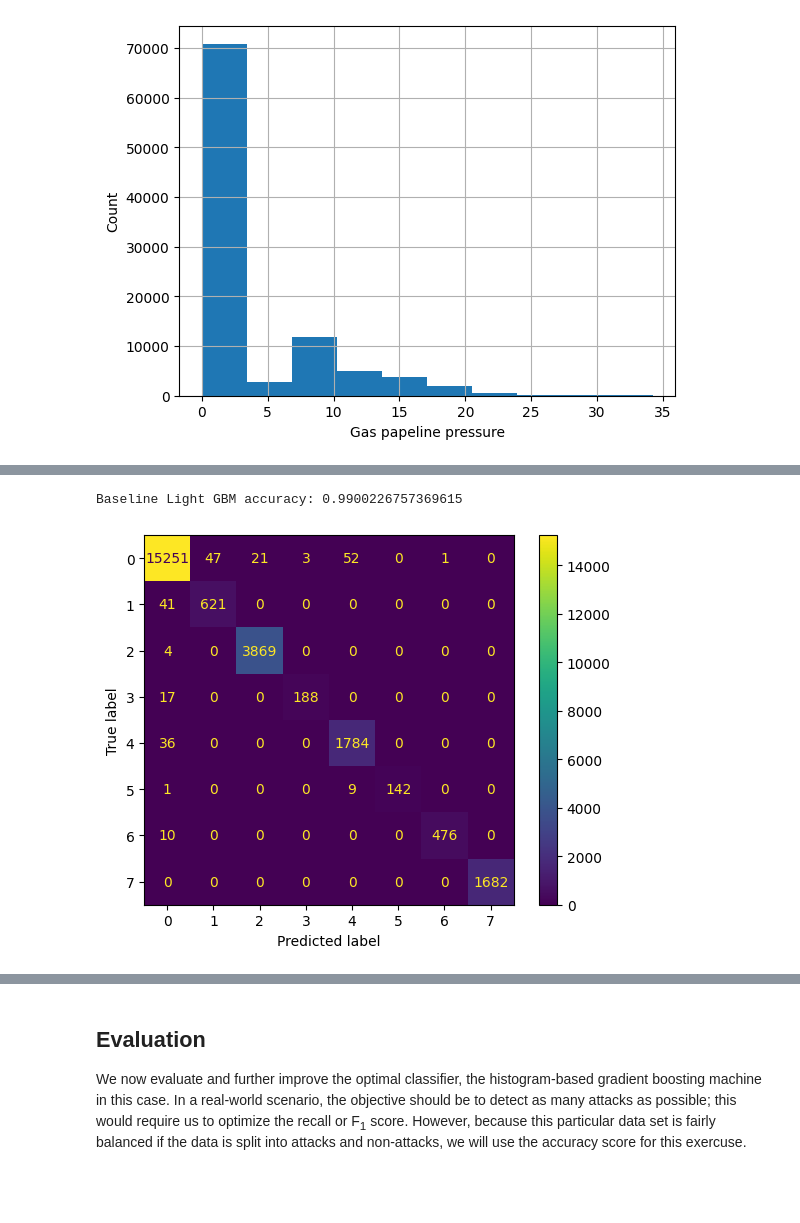
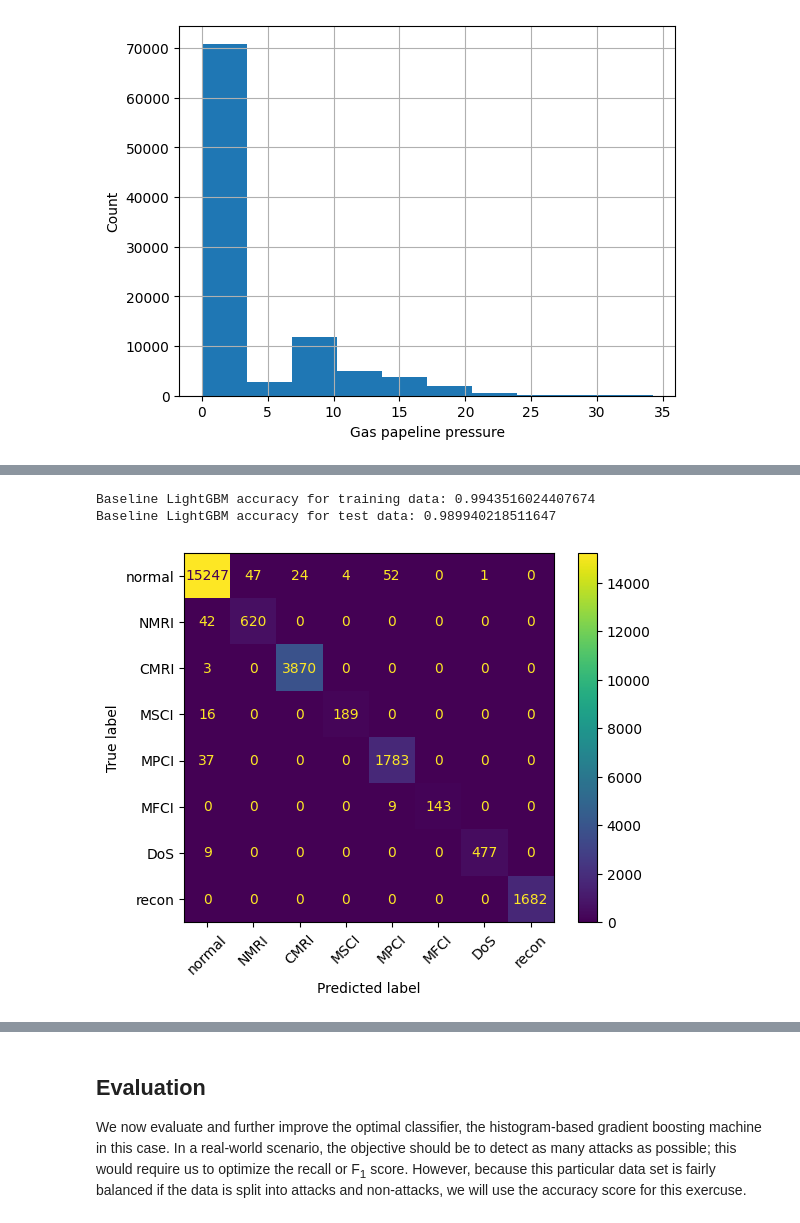
Before and after one commit to ixfd64/pcmlai-2023-08-capstone, a Jupyter notebook: Capstone.ipynb, the cells around one changed output, grey strips where cells are left out. Cells and saved outputs as stored; diff of their text form; code cells hidden in the pictures; blank space fills up the shorter version.

```diff
--- a/Capstone.ipynb
+++ b/Capstone.ipynb
@@ -237,3 +250,10 @@ plt.show()
+# %%
+use_adjusted_meas = False
+
+if use_adjusted_meas:
+  gas_clean.drop('measurement', axis=1, inplace=True)
+else:
+  gas_clean.drop('adjusted_measurement', axis=1, inplace=True)
 # %%
 X = gas_clean.drop('result', axis=1)
 y = gas_clean['result']
@@ -417,12 +460,18 @@ y_pred_lgbm = lgbm.predict(X_test)
+# %%
+# classify the data using the trained model
+y_pred_lgbm_train = lgbm.predict(X_train)
+y_pred_lgbm = lgbm.predict(X_test)
 # %%
-print("Baseline Light GBM accuracy:", accuracy_score(y_test, y_pred_lgbm))
+print("Baseline LightGBM accuracy for training data:", accuracy_score(y_train, y_pred_lgbm_train))
+print("Baseline LightGBM accuracy for test data:", accuracy_score(y_test, y_pred_lgbm))
 
 # display confusion matrix
-ConfusionMatrixDisplay.from_estimator(lgbm, X_test, y_test)
+ConfusionMatrixDisplay.from_estimator(lgbm, X_test, y_test, display_labels=list(attacks.values()), xticks_rotation=45)
 plt.show()
 # %% [output]
-Baseline Light GBM accuracy: 0.9900226757369615
+Baseline LightGBM accuracy for training data: 0.9943516024407674
+Baseline LightGBM accuracy for test data: 0.989940218511647
-[figure, old version]
+[figure, new version]
 # %% [markdown]
 ### Observations
 
```
Also changed, not shown: parts of 53 cells of this notebook, 5 other files.
